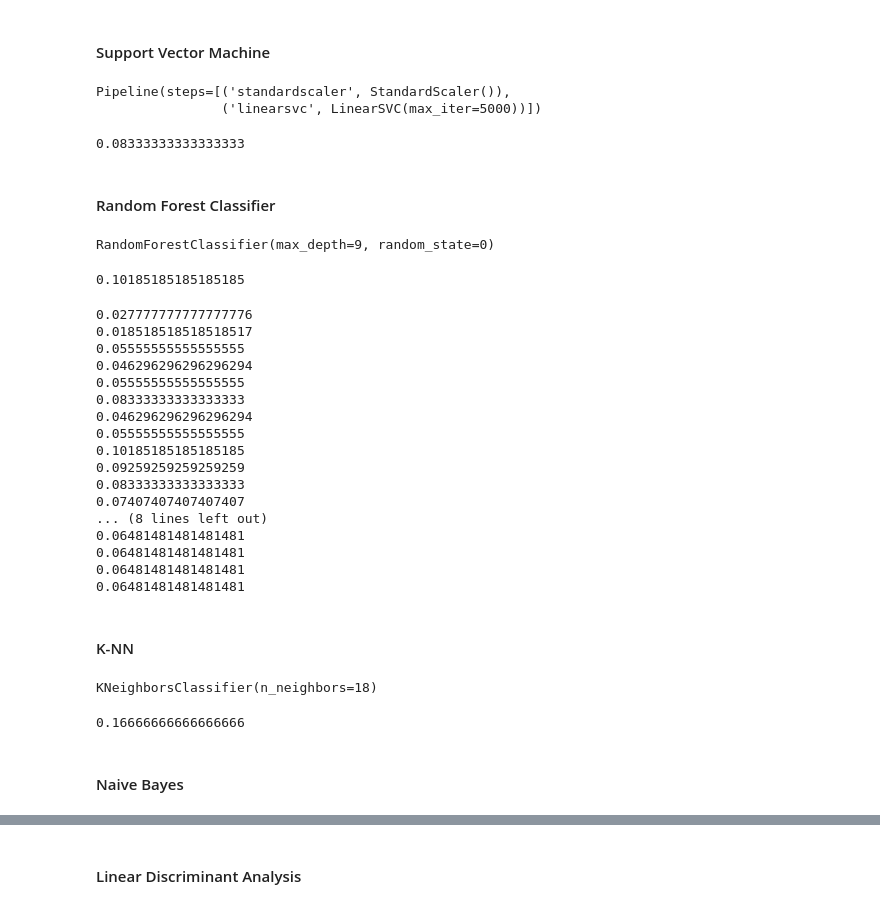
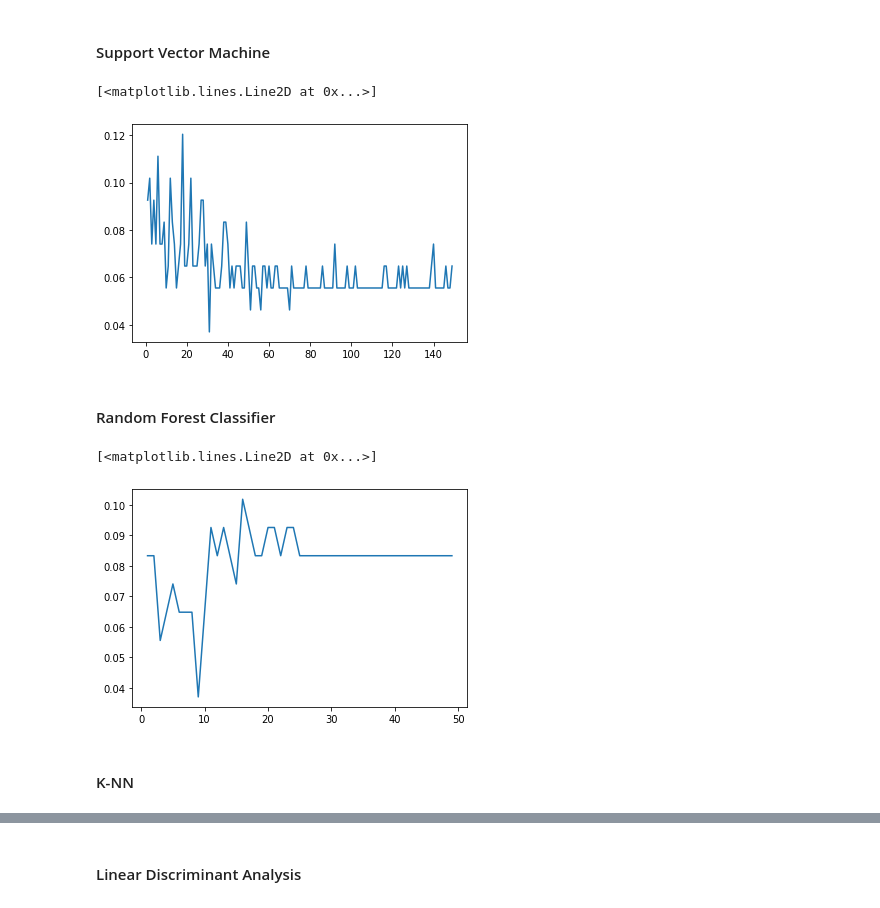
Before and after one commit to abhishekgupta3/EEG-Based-Imagined-Speech-Detection, a Jupyter notebook: Classification.ipynb, the cells around one changed output, grey strips where cells are left out. Drawn from its saved outputs; the diff is of its cells as text; code cells hidden in the pictures.

```diff
--- a/Classification.ipynb
+++ b/Classification.ipynb
@@ -112,17 +79,19 @@ print(accuracy_score(y_test, y_pred))
 from sklearn.svm import LinearSVC
 from sklearn.pipeline import make_pipeline
 from sklearn.preprocessing import StandardScaler
+# %%
+iter = []
+acc = []
+for i in range(1, 150):
+    classifier = make_pipeline(StandardScaler(), LinearSVC(max_iter=i))
+    classifier.fit(x_train, y_train)
+    y_pred = classifier.predict(x_test)
+    iter.append(i)
+    acc.append(accuracy_score(y_test, y_pred))
 # %%
-clf = make_pipeline(StandardScaler(), LinearSVC(max_iter=5000))
+plt.plot(iter, acc)
+# %% [output]
+[<matplotlib.lines.Line2D at 0x...>]
+[figure, added]
-# %%
-clf.fit(x_train, y_train)
-# %% [output]
-Pipeline(steps=[('standardscaler', StandardScaler()),
-                ('linearsvc', LinearSVC(max_iter=5000))])
-# %%
-y_pred = clf.predict(x_test)
-print(accuracy_score(y_test, y_pred))
-# %% [output]
-0.08333333333333333
 # %% [markdown]
 #### Random Forest Classifier
@@ -131,52 +98,20 @@ import matplotlib.pyplot as plt
 # %%
 from sklearn.ensemble import RandomForestClassifier
-# %%
-classifier = RandomForestClassifier(max_depth=9, random_state=0)
-classifier.fit(x_train, y_train)
-# %% [output]
-RandomForestClassifier(max_depth=9, random_state=0)
-# %%
-y_pred = classifier.predict(x_test)
-print(accuracy_score(y_test, y_pred))
-# %% [output]
-0.10185185185185185
 # %%
-for i in range(1, 25):
+iter = []
+acc = []
+for i in range(1, 50):
     classifier = RandomForestClassifier(max_depth=i, random_state=0)
     classifier.fit(x_train, y_train)
     y_pred = classifier.predict(x_test)
-    print(accuracy_score(y_test, y_pred))
+    iter.append(i)
+    acc.append(accuracy_score(y_test, y_pred))
-# %% [output]
-0.027777777777777776
-0.018518518518518517
-0.05555555555555555
-0.046296296296296294
-0.05555555555555555
-0.08333333333333333
-0.046296296296296294
-0.05555555555555555
-0.10185185185185185
-0.09259259259259259
-0.08333333333333333
-0.07407407407407407
-... (8 lines left out)
-0.06481481481481481
-0.06481481481481481
-0.06481481481481481
-0.06481481481481481
+# %%
+plt.plot(iter, acc)
+# %% [output]
+[<matplotlib.lines.Line2D at 0x...>]
+[figure, added]
 # %% [markdown]
 #### K-NN
 # %%
 from sklearn.neighbors import KNeighborsClassifier
-# %%
-neigh = KNeighborsClassifier(n_neighbors=18)
-neigh.fit(x_train, y_train)
-# %% [output]
-KNeighborsClassifier(n_neighbors=18)
-# %%
-y_pred = neigh.predict(x_test)
-print(accuracy_score(y_test, y_pred))
-# %% [output]
-0.16666666666666666
-# %% [markdown]
-#### Naive Bayes
```
Also changed, not shown: parts of 18 cells of this notebook, 1 other file.
